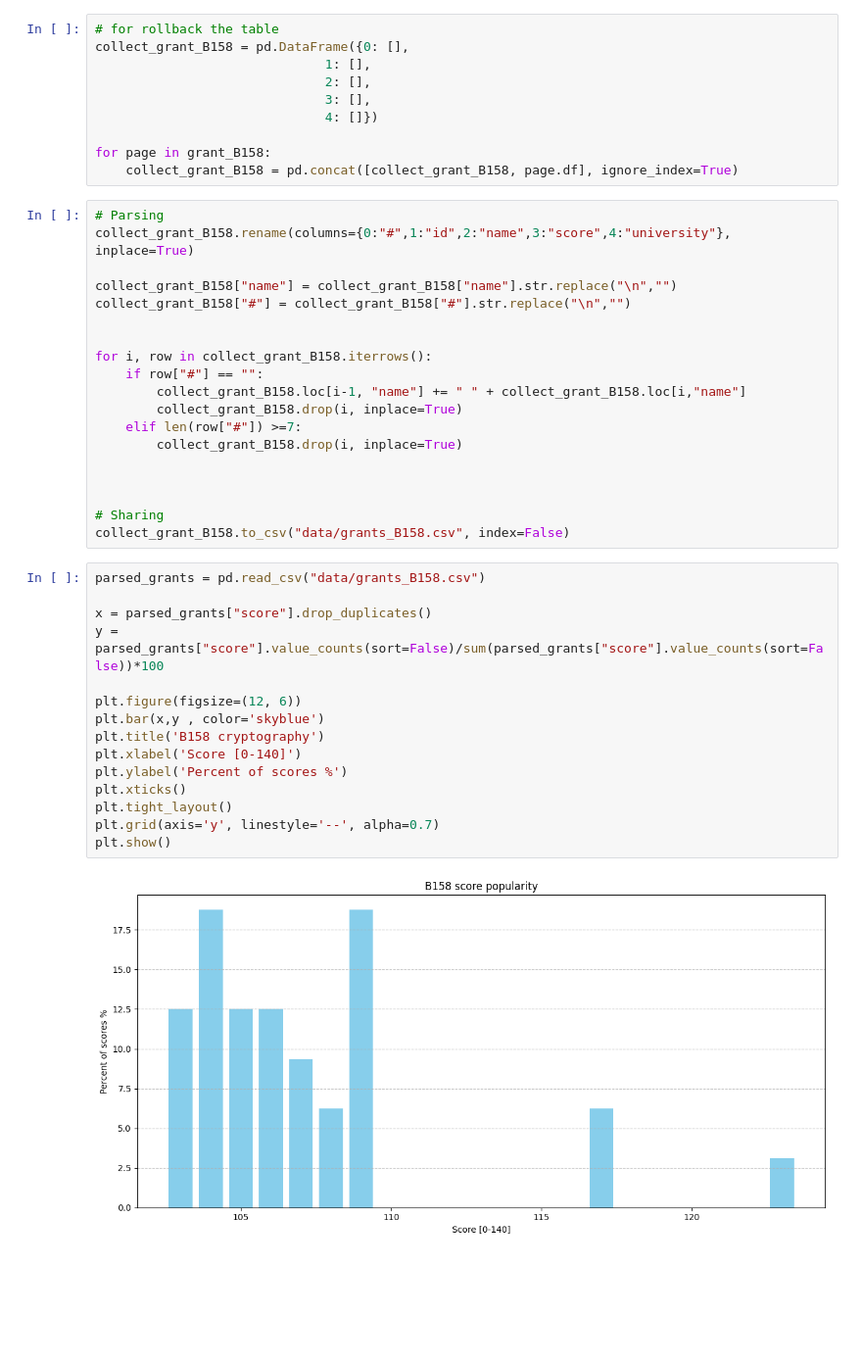
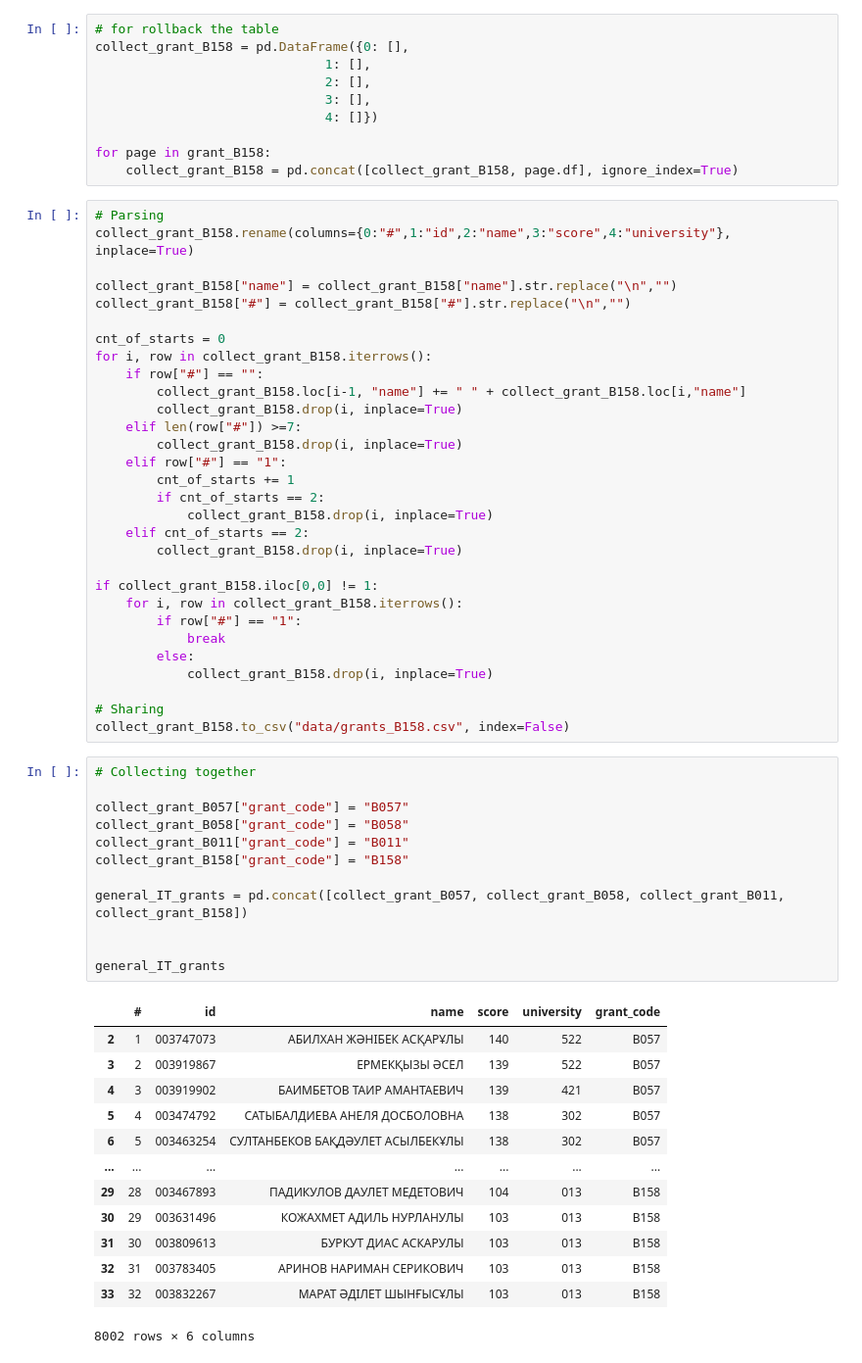
Before and after one commit to NurmukhamedKZ/Data-Projects, a Jupyter notebook: Grant_Kazakhstan/grant.ipynb, the cells around one changed output. Shown at 98% size. Saved outputs shown, nothing was run; the diff lists cells and outputs as text; blank space fills up the shorter version.

```diff
--- a/Grant_Kazakhstan/grant.ipynb
+++ b/Grant_Kazakhstan/grant.ipynb
@@ -167,32 +172,52 @@ collect_grant_B158.rename(columns={0:"#",1:"id",2:"name",3:"score",4:"university
 collect_grant_B158["name"] = collect_grant_B158["name"].str.replace("\n","")
 collect_grant_B158["#"] = collect_grant_B158["#"].str.replace("\n","")
 
-
+cnt_of_starts = 0
 for i, row in collect_grant_B158.iterrows():
     if row["#"] == "":
         collect_grant_B158.loc[i-1, "name"] += " " + collect_grant_B158.loc[i,"name"]
         collect_grant_B158.drop(i, inplace=True)
     elif len(row["#"]) >=7:
         collect_grant_B158.drop(i, inplace=True)
+    elif row["#"] == "1":
+        cnt_of_starts += 1
+        if cnt_of_starts == 2:
+            collect_grant_B158.drop(i, inplace=True)
+    elif cnt_of_starts == 2:
+        collect_grant_B158.drop(i, inplace=True)
 
-
+if collect_grant_B158.iloc[0,0] != 1:
+    for i, row in collect_grant_B158.iterrows():
+        if row["#"] == "1":
+            break
+        else:
+            collect_grant_B158.drop(i, inplace=True)
 
 # Sharing
 collect_grant_B158.to_csv("data/grants_B158.csv", index=False)
-# %%
-parsed_grants = pd.read_csv("data/grants_B158.csv")
-
-x = parsed_grants["score"].drop_duplicates()
-y = parsed_grants["score"].value_counts(sort=False)/sum(parsed_grants["score"].value_counts(sort=False))*100
-
-plt.figure(figsize=(12, 6))
-plt.bar(x,y , color='skyblue')
-plt.title('B158 cryptography')
-plt.xlabel('Score [0-140]')
-plt.ylabel('Percent of scores %')
-plt.xticks()
-plt.tight_layout()
-plt.grid(axis='y', linestyle='--', alpha=0.7)
-plt.show()
-# %% [output]
-[figure, removed]
+# %%
+# Collecting together
+
+collect_grant_B057["grant_code"] = "B057"
+collect_grant_B058["grant_code"] = "B058"
+collect_grant_B011["grant_code"] = "B011"
+collect_grant_B158["grant_code"] = "B158"
+
+general_IT_grants = pd.concat([collect_grant_B057, collect_grant_B058, collect_grant_B011, collect_grant_B158])
+
+
+general_IT_grants
+# %% [output]
+|  | # | id | name | score | university | grant_code |
+| 2 | 1 | 003747073 | АБИЛХАН ЖӘНІБЕК АСҚАРҰЛЫ | 140 | 522 | B057 |
+| 3 | 2 | 003919867 | ЕРМЕКҚЫЗЫ ӘСЕЛ | 139 | 522 | B057 |
+| 4 | 3 | 003919902 | БАИМБЕТОВ ТАИР АМАНТАЕВИЧ | 139 | 421 | B057 |
+| 5 | 4 | 003474792 | САТЫБАЛДИЕВА АНЕЛЯ ДОСБОЛОВНА | 138 | 302 | B057 |
+| 6 | 5 | 003463254 | СУЛТАНБЕКОВ БАҚДӘУЛЕТ АСЫЛБЕКҰЛЫ | 138 | 302 | B057 |
+| ... | ... | ... | ... | ... | ... | ... |
+| 29 | 28 | 003467893 | ПАДИКУЛОВ ДАУЛЕТ МЕДЕТОВИЧ | 104 | 013 | B158 |
+| 30 | 29 | 003631496 | КОЖАХМЕТ АДИЛЬ НУРЛАНУЛЫ | 103 | 013 | B158 |
+| 31 | 30 | 003809613 | БУРКУТ ДИАС АСКАРУЛЫ | 103 | 013 | B158 |
+| 32 | 31 | 003783405 | АРИНОВ НАРИМАН СЕРИКОВИЧ | 103 | 013 | B158 |
+| 33 | 32 | 003832267 | МАРАТ ӘДІЛЕТ ШЫНҒЫСҰЛЫ | 103 | 013 | B158 |
+8002 rows × 6 columns
```
Also changed, not shown: parts of 15 cells of this notebook, 4 other files.
